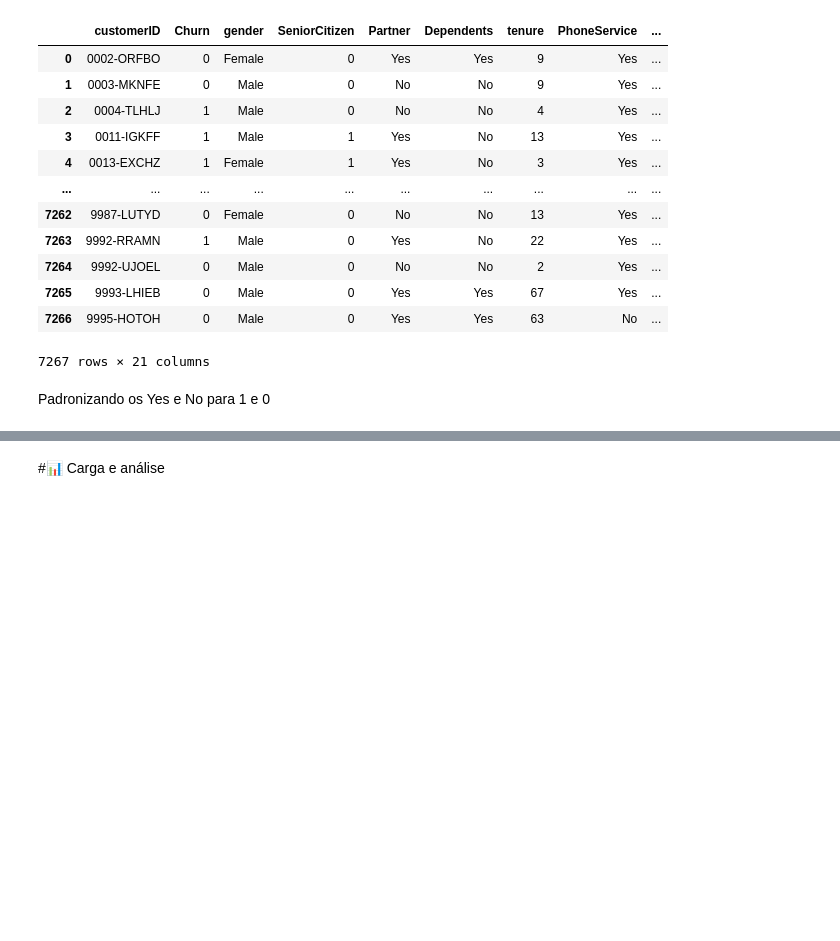
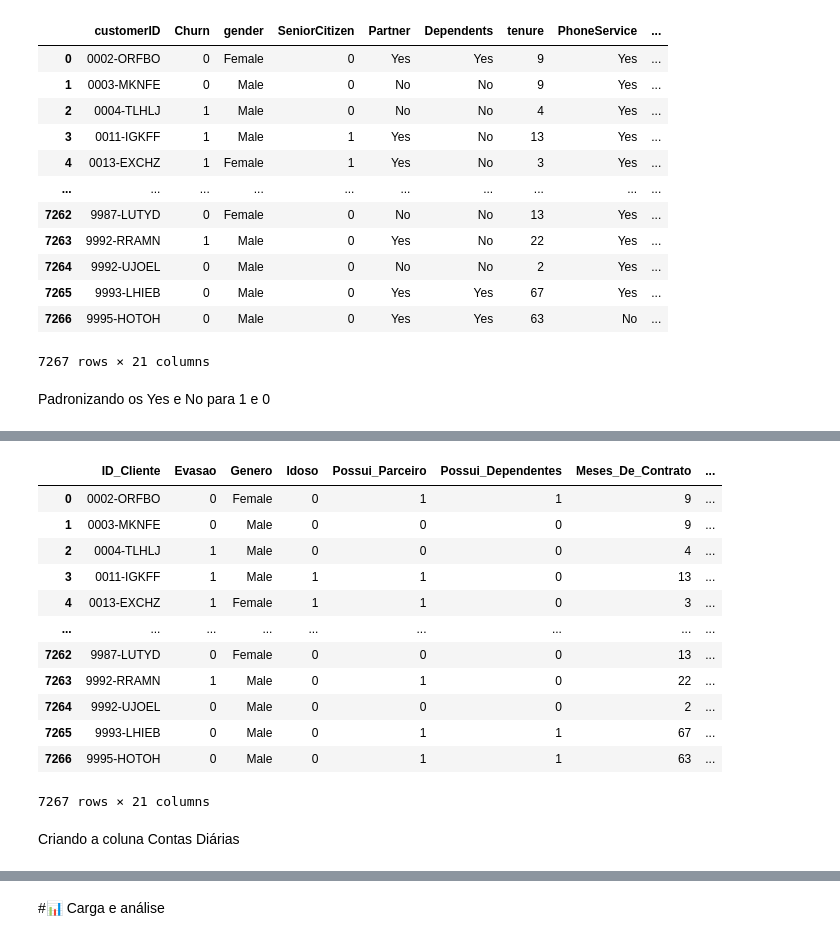
Before and after one commit to Enoque12/Analise_TelecomX_Challenge2, a Jupyter notebook: notebook/TelecomX_BR.ipynb, the cells around one changed output, grey strips where cells are left out. Cells and saved outputs as stored; diff of their text form; code cells hidden in the pictures; blank space fills up the shorter version.

```diff
--- a/notebook/TelecomX_BR.ipynb
+++ b/notebook/TelecomX_BR.ipynb
@@ -323,0 +372,45 @@ df_novo
+# %%
+colunas_traduzidas = [
+    'ID_Cliente',                # customerID
+    'Evasao',                    # Churn
+    'Genero',                    # gender
+    'Idoso',                     # SeniorCitizen
+    'Possui_Parceiro',           # Partner
+    'Possui_Dependentes',        # Dependents
+    'Meses_De_Contrato',         # tenure
+    'Servico_Telefonico',        # PhoneService
+    'Multiplas_Linhas',          # MultipleLines
+    'Servico_Internet',          # InternetService
+    'Seguranca_Online',          # OnlineSecurity
+    'Backup_Online',             # OnlineBackup
+    'Protecao_Dispositivo',      # DeviceProtection
+    'Suporte_Tecnico',           # TechSupport
+    'Streaming_TV',              # StreamingTV
+    'Streaming_Filmes',          # StreamingMovies
+    'Tipo_Contrato',             # Contract
+    'Fatura_Papel',              # PaperlessBilling
+    'Metodo_Pagamento',          # PaymentMethod
+    'Gasto_Mensal',              # Charges.Monthly
+    'Gasto_Total'                # Charges.Total
+]
+
+for i in range(len(colunas_traduzidas)):
+  df_novo = df_novo.rename(columns={colunas[i]:colunas_traduzidas[i]})
+# %%
+df_novo
+# %% [output]
+|  | ID_Cliente | Evasao | Genero | Idoso | Possui_Parceiro | Possui_Dependentes | Meses_De_Contrato | ... |
+| 0 | 0002-ORFBO | 0 | Female | 0 | 1 | 1 | 9 | ... |
+| 1 | 0003-MKNFE | 0 | Male | 0 | 0 | 0 | 9 | ... |
+| 2 | 0004-TLHLJ | 1 | Male | 0 | 0 | 0 | 4 | ... |
+| 3 | 0011-IGKFF | 1 | Male | 1 | 1 | 0 | 13 | ... |
+| 4 | 0013-EXCHZ | 1 | Female | 1 | 1 | 0 | 3 | ... |
+| ... | ... | ... | ... | ... | ... | ... | ... | ... |
+| 7262 | 9987-LUTYD | 0 | Female | 0 | 0 | 0 | 13 | ... |
+| 7263 | 9992-RRAMN | 1 | Male | 0 | 1 | 0 | 22 | ... |
+| 7264 | 9992-UJOEL | 0 | Male | 0 | 0 | 0 | 2 | ... |
+| 7265 | 9993-LHIEB | 0 | Male | 0 | 1 | 1 | 67 | ... |
+| 7266 | 9995-HOTOH | 0 | Male | 0 | 1 | 1 | 63 | ... |
+7267 rows × 21 columns
+# %% [markdown]
+Criando a coluna Contas Diárias
```
Also changed, not shown: parts of 15 cells of this notebook.
